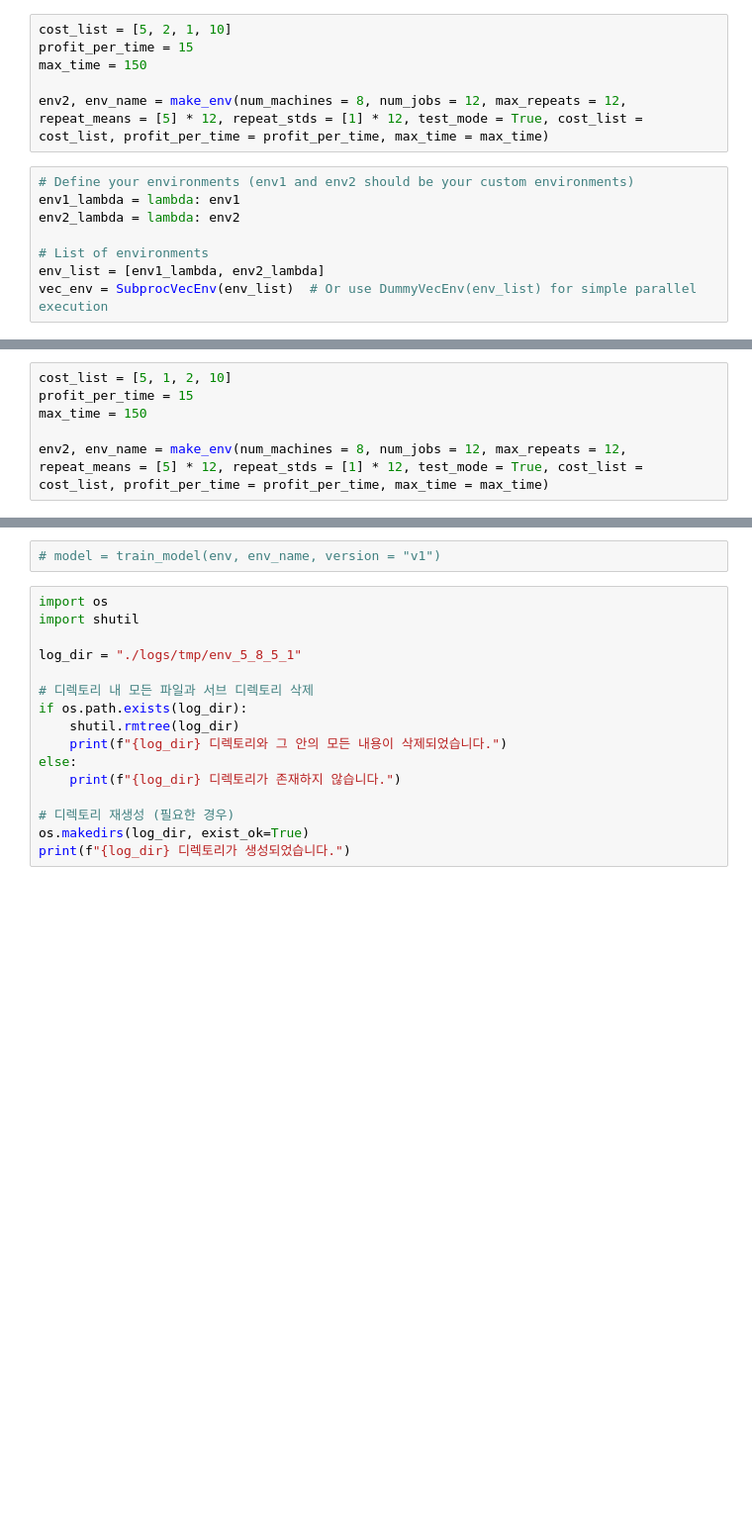
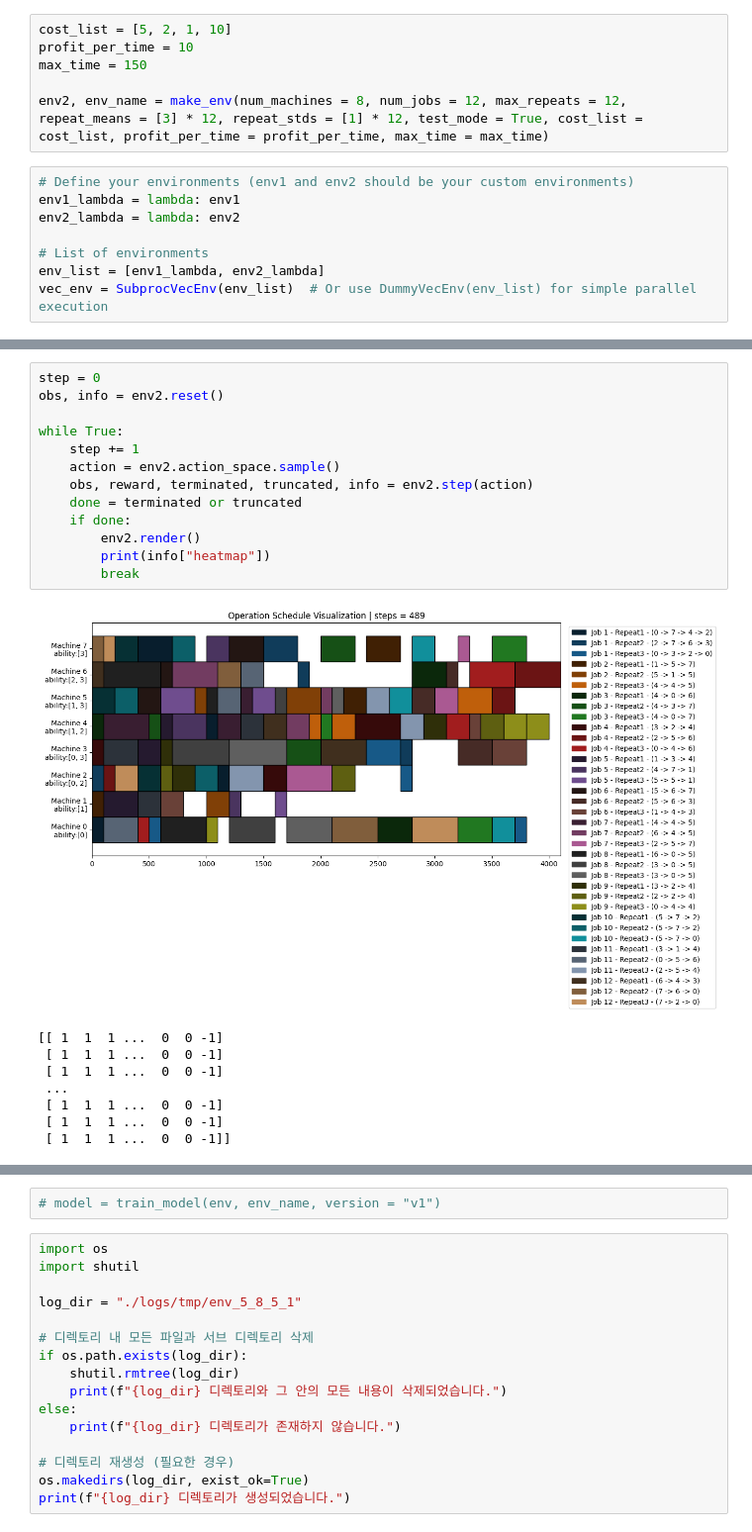
Before and after one commit to Huch0/RL-Scheduler, a Jupyter notebook: Test_CustomRepeatableEnv.ipynb, the cells around one changed output, grey strips where cells are left out. Shown at 99% size. Cells and saved outputs as stored; diff of their text form; blank space fills up the shorter version.

```diff
--- a/Test_CustomRepeatableEnv.ipynb
+++ b/Test_CustomRepeatableEnv.ipynb
@@ -39,9 +41,9 @@ env1, env_name = make_env(num_machines = 8, num_jobs = 12, max_repeats = 12, rep
 # %%
 cost_list = [5, 2, 1, 10]
-profit_per_time = 15
+profit_per_time = 10
 max_time = 150
 
-env2, env_name = make_env(num_machines = 8, num_jobs = 12, max_repeats = 12, repeat_means = [5] * 12, repeat_stds = [1] * 12, test_mode = True, cost_list = cost_list, profit_per_time = profit_per_time, max_time = max_time)
+env2, env_name = make_env(num_machines = 8, num_jobs = 12, max_repeats = 12, repeat_means = [3] * 12, repeat_stds = [1] * 12, test_mode = True, cost_list = cost_list, profit_per_time = profit_per_time, max_time = max_time)
 # %%
 # Define your environments (env1 and env2 should be your custom environments)
 env1_lambda = lambda: env1
@@ -115,6 +80,0 @@ env1, env_name = make_env(num_machines = 8, num_jobs = 12, max_repeats = 12, rep
-# %%
-cost_list = [5, 1, 2, 10]
-profit_per_time = 15
-max_time = 150
-
-env2, env_name = make_env(num_machines = 8, num_jobs = 12, max_repeats = 12, repeat_means = [5] * 12, repeat_stds = [1] * 12, test_mode = True, cost_list = cost_list, profit_per_time = profit_per_time, max_time = max_time)
@@ -172,0 +141,22 @@ KeyboardInterrupt
+# %%
+step = 0
+obs, info = env2.reset()
+
+while True:
+    step += 1
+    action = env2.action_space.sample()
+    obs, reward, terminated, truncated, info = env2.step(action)
+    done = terminated or truncated
+    if done:
+        env2.render()
+        print(info["heatmap"])
+        break
+# %% [output]
+[figure, added]
+[[ 1  1  1 ...  0  0 -1]
+ [ 1  1  1 ...  0  0 -1]
+ [ 1  1  1 ...  0  0 -1]
+ ...
+ [ 1  1  1 ...  0  0 -1]
+ [ 1  1  1 ...  0  0 -1]
+ [ 1  1  1 ...  0  0 -1]]
```
Also changed, not shown: parts of 14 cells of this notebook, 2 other files.
